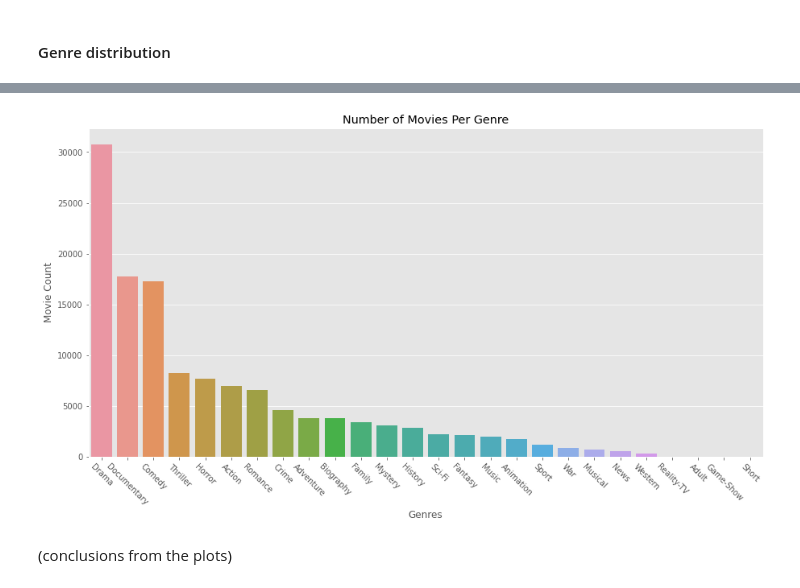
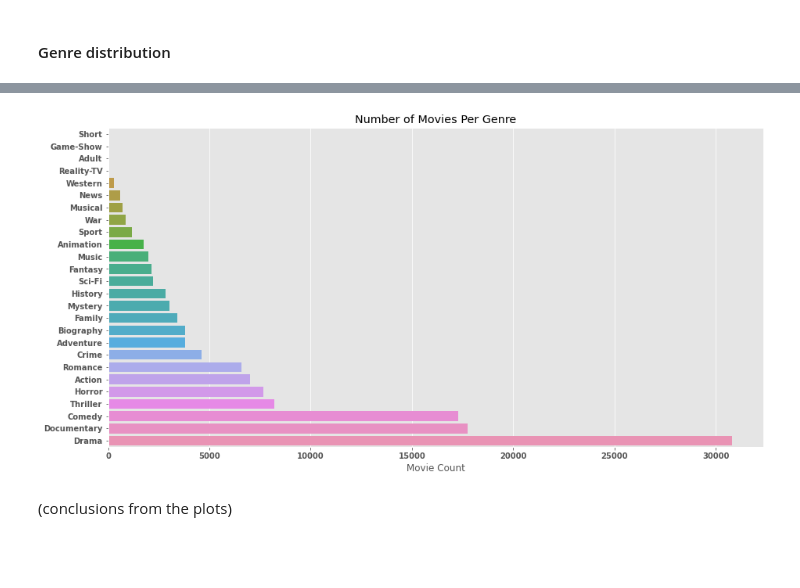
Before and after one commit to waihiga9/ExploratoryDataAnalysis_MoviesDataset, a Jupyter notebook: EDA_movies.ipynb, the cells around one changed output, grey strips where cells are left out. Saved outputs shown, nothing was run; the diff lists cells and outputs as text; code cells hidden in the pictures; blank space fills up the shorter version.

```diff
--- a/EDA_movies.ipynb
+++ b/EDA_movies.ipynb
@@ -385,13 +365,14 @@ Name: genres, dtype: int64
 # %%
 # Set up plot
 fig, ax = plt.subplots(figsize=(15,7.5))
-sns.countplot(data=genre_df, x='genres', order = genre_df['genres'].value_counts().index)
-plt.xticks(rotation=-45)
-plt.xlabel('Genres')
-plt.ylabel('Movie Count')
+sns.countplot(data=genre_df, y='genres', order = genre_df['genres'].value_counts(ascending=True).index)
+plt.xticks(fontsize =10, fontweight = 'bold')
+plt.yticks(fontsize =10, fontweight = 'bold')
+plt.xlabel('Movie Count' )
+plt.ylabel('')
 plt.title('Number of Movies Per Genre');
 # %% [output]
-[figure, old version]
+[figure, new version]
 # %% [markdown]
 (conclusions from the plots)
 # %% [markdown]
```
Also changed, not shown: parts of 28 cells of this notebook, 1 other file.
